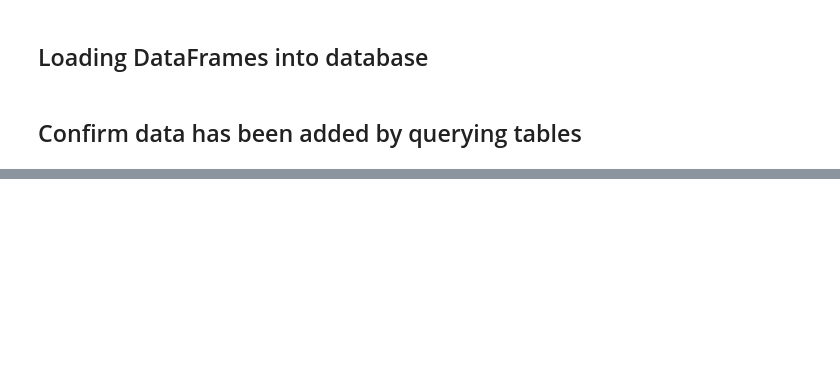
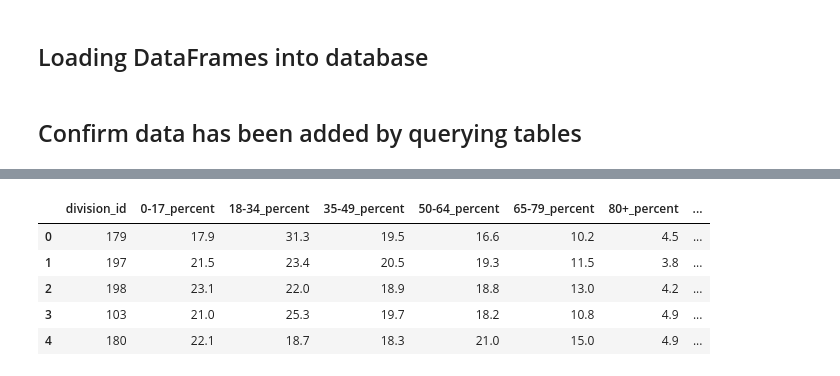
Before and after one commit to annewieggers/ETL-project, a Jupyter notebook: 11-Load.ipynb, the cells around one changed output, grey strips where cells are left out. Drawn from its saved outputs; the diff is of its cells as text; code cells hidden in the pictures; blank space fills up the shorter version.

```diff
--- a/11-Load.ipynb
+++ b/11-Load.ipynb
@@ -105,0 +270,11 @@ pd.read_sql_query('select * from electoral_division', con=engine).head()
+# %%
+#08
+
+pd.read_sql_query('select * from "2017_population_agedemo"', con=engine).head()
+# %% [output]
+|  | division_id | 0-17_percent | 18-34_percent | 35-49_percent | 50-64_percent | 65-79_percent | 80+_percent | ... |
+| 0 | 179 | 17.9 | 31.3 | 19.5 | 16.6 | 10.2 | 4.5 | ... |
+| 1 | 197 | 21.5 | 23.4 | 20.5 | 19.3 | 11.5 | 3.8 | ... |
+| 2 | 198 | 23.1 | 22.0 | 18.9 | 18.8 | 13.0 | 4.2 | ... |
+| 3 | 103 | 21.0 | 25.3 | 19.7 | 18.2 | 10.8 | 4.9 | ... |
+| 4 | 180 | 22.1 | 18.7 | 18.3 | 21.0 | 15.0 | 4.9 | ... |
```
Also changed, not shown: parts of 32 cells of this notebook, 1 other file.
